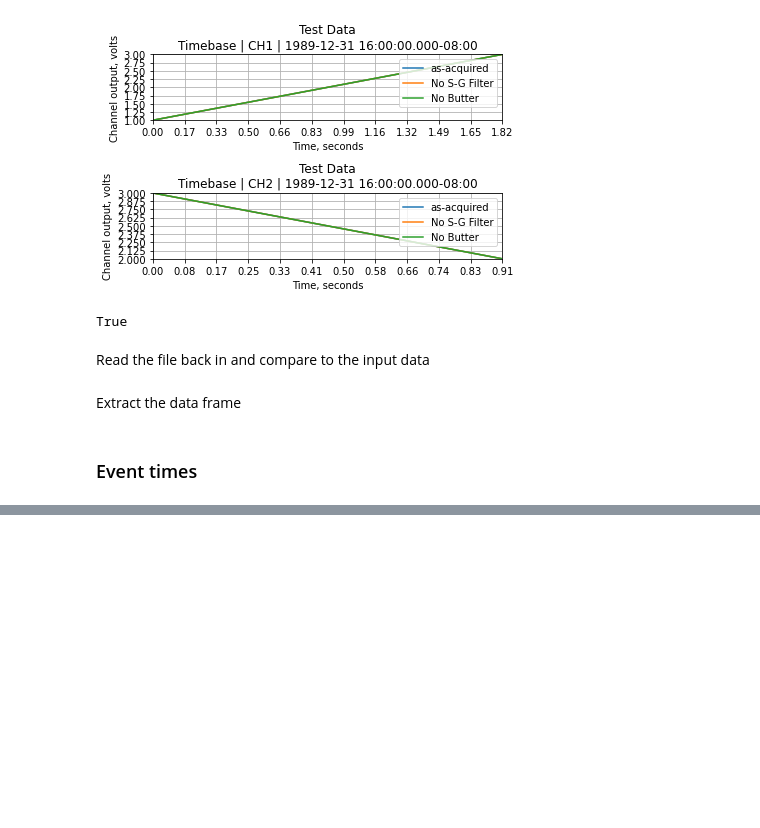
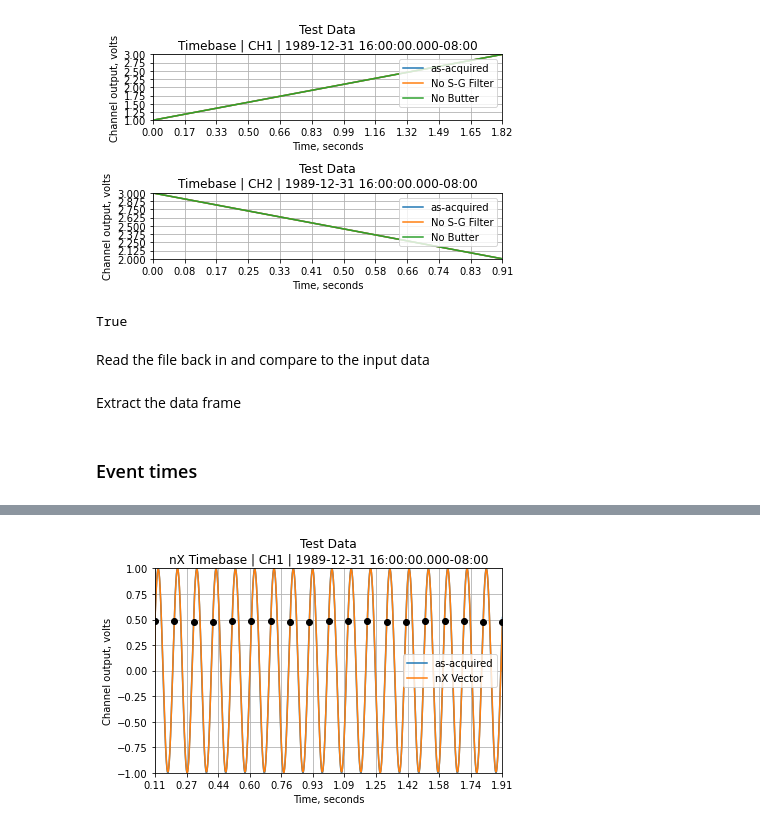
Before and after one commit to RobotSquirrelProd/AppliedVibrationAnalysis, a Jupyter notebook: AppliedVibrationAnalysis Test Harness.ipynb, the cells around one changed output, grey strips where cells are left out. Drawn from its saved outputs; the diff is of its cells as text; code cells hidden in the pictures; blank space fills up the shorter version.

```diff
--- a/AppliedVibrationAnalysis Test Harness.ipynb
+++ b/AppliedVibrationAnalysis Test Harness.ipynb
@@ -234,0 +235,8 @@ lst_nx = ClSigEven.plt_nx()
+# %%
+d_threshold = 0.5
+d_hysteresis = 0.1
+d_eventtimes = ClSigEven.np_d_est_triggers(np_d_sig=ClSigEven.np_d_sig, i_direction=0, d_threshold=d_threshold,
+                            d_hysteresis=d_hysteresis, b_verbose=False)
+lst_nx = ClSigEven.plt_nx()
+# %% [output]
+[figure, added]
```
Also changed, not shown: parts of 2 cells of this notebook, 2 other files.
